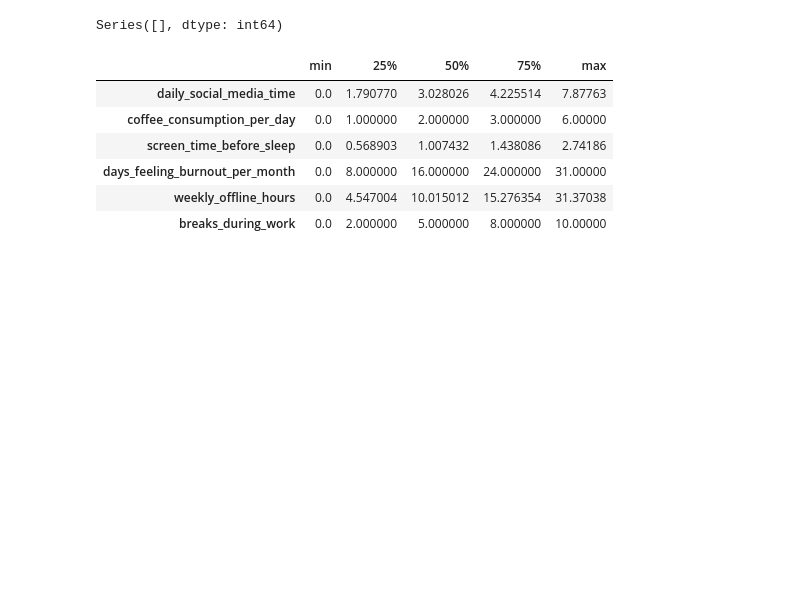
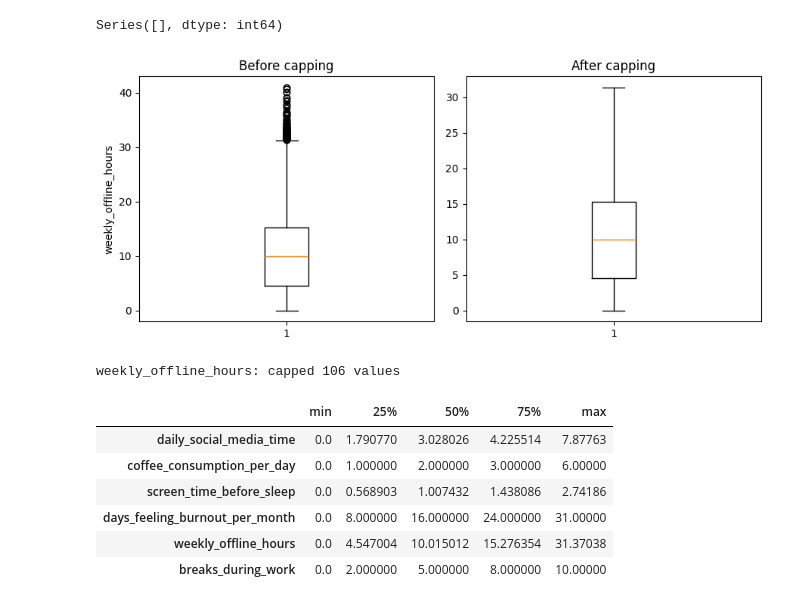
Before and after one commit to salehem/TDT4259-Group47, a Jupyter notebook: notebooks/preprocessing.ipynb, the cells around one changed output. Cells and saved outputs as stored; diff of their text form; code cells hidden in the pictures; blank space fills up the shorter version.

Commit message:
add boxplot

```diff
--- a/notebooks/preprocessing.ipynb
+++ b/notebooks/preprocessing.ipynb
@@ -110,6 +110,9 @@ missing_after = df.isna().sum().sort_values(ascending=False)
 missing_after[missing_after > 0]
 # %% [output]
 Series([], dtype: int64)
+# %%
+col = "weekly_offline_hours"
+before = df[col].dropna().copy()
 # %%
 def cap_outliers(df, cols):
     for col in cols:
@@ -133,3 +134,38 @@ df = cap_outliers(df, outlier_cols)
+# %%
+# --- apply capping ---
+df = cap_outliers(df, outlier_cols)
+
+# --- AFTER capping: get updated series ---
+after = df[col].dropna().copy()
+
+# Side-by-side boxplots
+import matplotlib.pyplot as plt
+
+plt.figure(figsize=(9,4))
+
+plt.subplot(1,2,1)
+plt.boxplot(before, vert=True, showfliers=True)
+plt.title("Before capping")
+plt.ylabel(col)
+
+plt.subplot(1,2,2)
+plt.boxplot(after, vert=True, showfliers=True)
+plt.title("After capping")
+plt.ylabel("")
+
+plt.tight_layout()
+plt.savefig("../images/Outliers.png", dpi=300, bbox_inches="tight")
+plt.show()
+
+# Optional: count how many values were capped
+q1, q3 = before.quantile([0.25, 0.75])
+iqr = q3 - q1
+lower, upper = q1 - 1.5*iqr, q3 + 1.5*iqr
+n_capped = int(((before < lower) | (before > upper)).sum())
+print(f"{col}: capped {n_capped} values")
+# %% [output]
+[figure, added]
+weekly_offline_hours: capped 106 values
 # %%
 df[outlier_cols].describe().T[['min','25%','50%','75%','max']]
 # %% [output]
```
Also changed, not shown: parts of 2 cells of this notebook, 1 other file.
